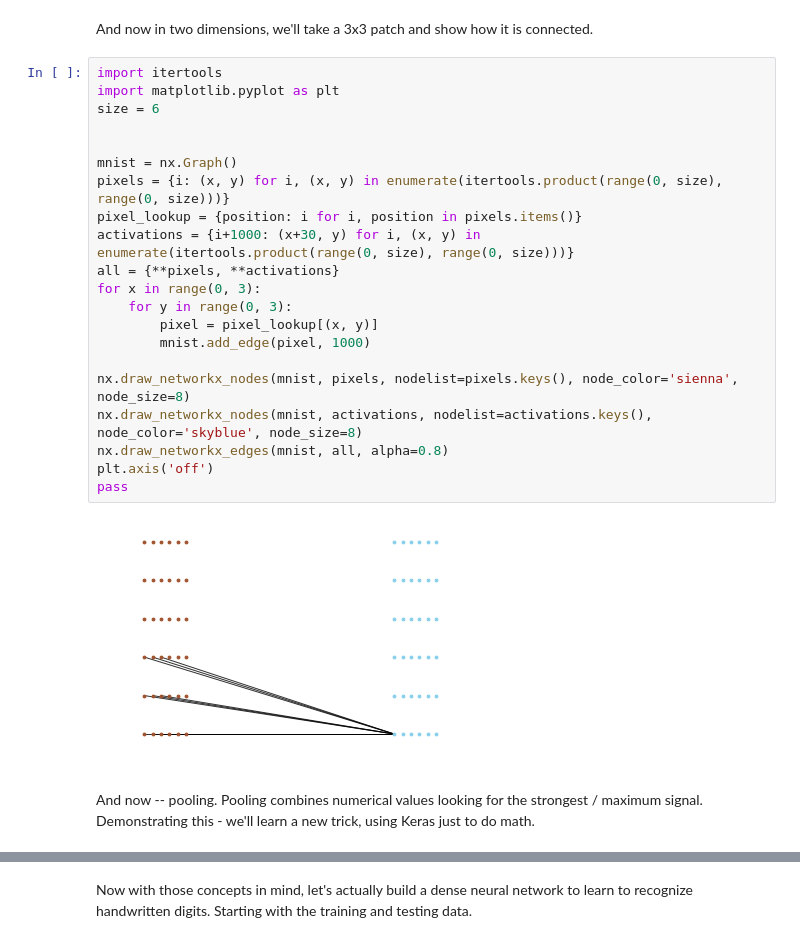
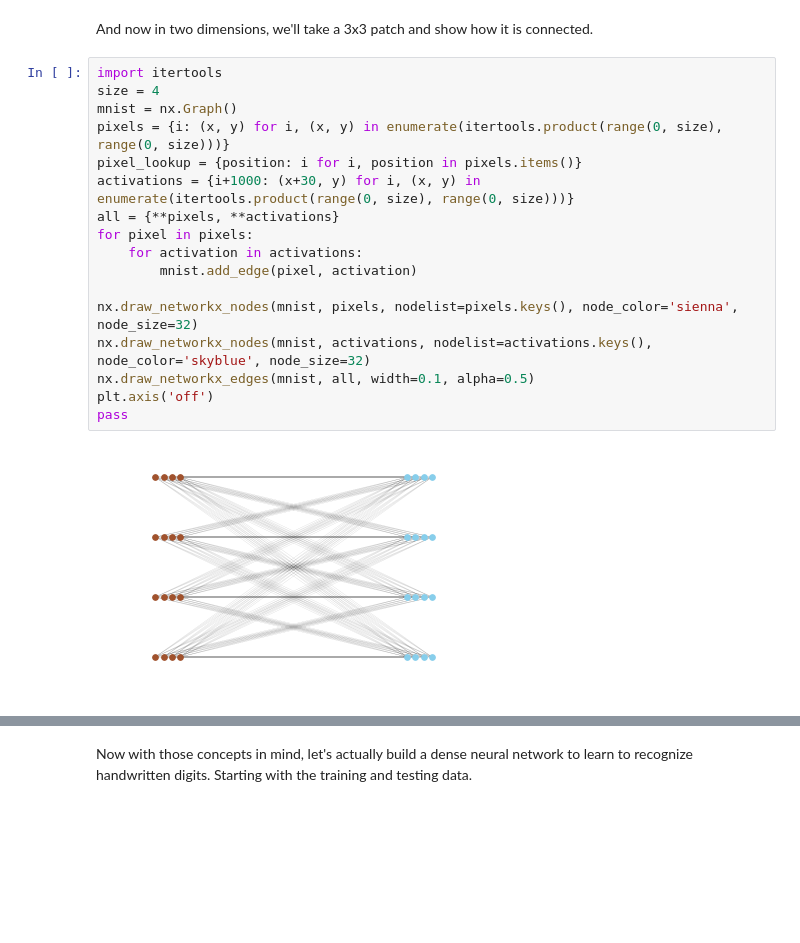
Before and after one commit to wballard/kerasvideo, a Jupyter notebook: ConvolutionalNeuralNetwork.ipynb, the cells around one changed output, grey strips where cells are left out. Drawn from its saved outputs; the diff is of its cells as text; blank space fills up the shorter version.

```diff
--- a/ConvolutionalNeuralNetwork.ipynb
+++ b/ConvolutionalNeuralNetwork.ipynb
@@ -38,26 +38,20 @@ pass
 And now in two dimensions, we'll take a 3x3 patch and show how it is connected.
 # %%
 import itertools
-import matplotlib.pyplot as plt
-size = 6
-
-
+size = 4
 mnist = nx.Graph()
 pixels = {i: (x, y) for i, (x, y) in enumerate(itertools.product(range(0, size), range(0, size)))}
 pixel_lookup = {position: i for i, position in pixels.items()}
 activations = {i+1000: (x+30, y) for i, (x, y) in enumerate(itertools.product(range(0, size), range(0, size)))}
 all = {**pixels, **activations}
-for x in range(0, 3):
-    for y in range(0, 3):
-        pixel = pixel_lookup[(x, y)]
-        mnist.add_edge(pixel, 1000)
+for pixel in pixels:
+    for activation in activations:
+        mnist.add_edge(pixel, activation)
 
-nx.draw_networkx_nodes(mnist, pixels, nodelist=pixels.keys(), node_color='sienna', node_size=8)
-nx.draw_networkx_nodes(mnist, activations, nodelist=activations.keys(), node_color='skyblue', node_size=8)
-nx.draw_networkx_edges(mnist, all, alpha=0.8)
+nx.draw_networkx_nodes(mnist, pixels, nodelist=pixels.keys(), node_color='sienna', node_size=32)
+nx.draw_networkx_nodes(mnist, activations, nodelist=activations.keys(), node_color='skyblue', node_size=32)
+nx.draw_networkx_edges(mnist, all, width=0.1, alpha=0.5)
 plt.axis('off')
 pass
 # %% [output]
-[figure, old version]
+[figure, new version]
-# %% [markdown]
-And now -- pooling. Pooling combines numerical values looking for the strongest / maximum signal. Demonstrating this - we'll learn a new trick, using Keras just to do math.
```
Also changed, not shown: parts of 11 cells of this notebook.
